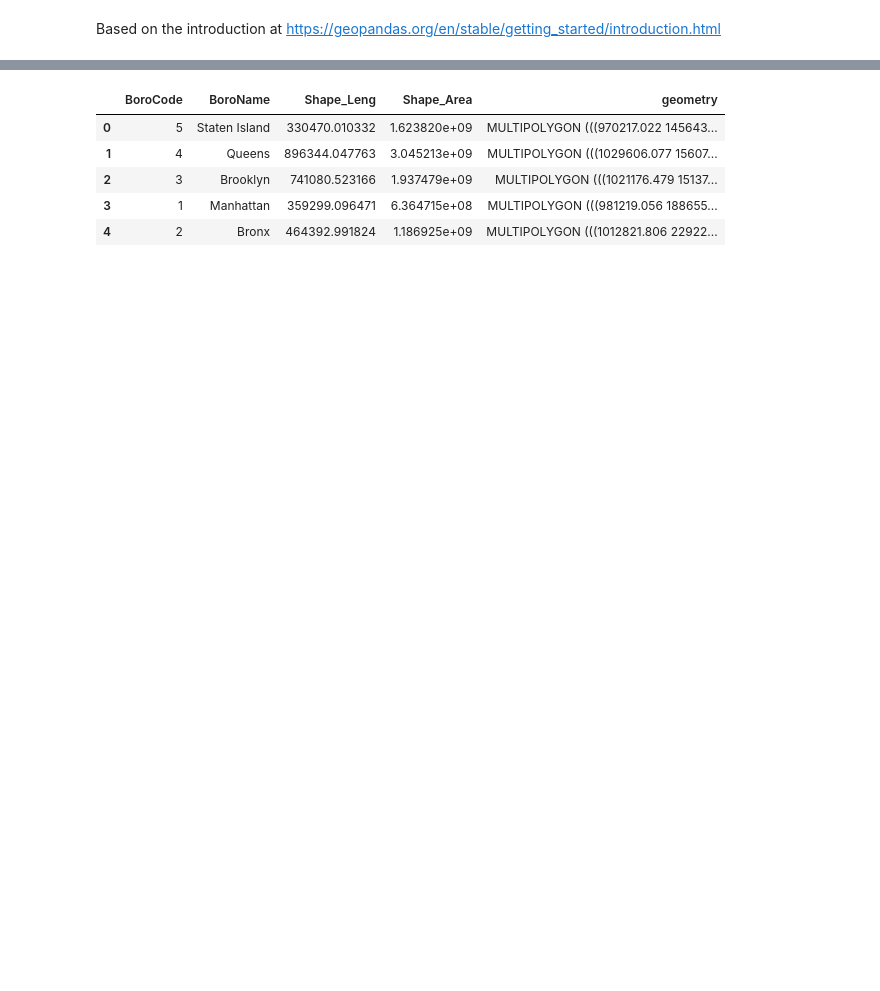
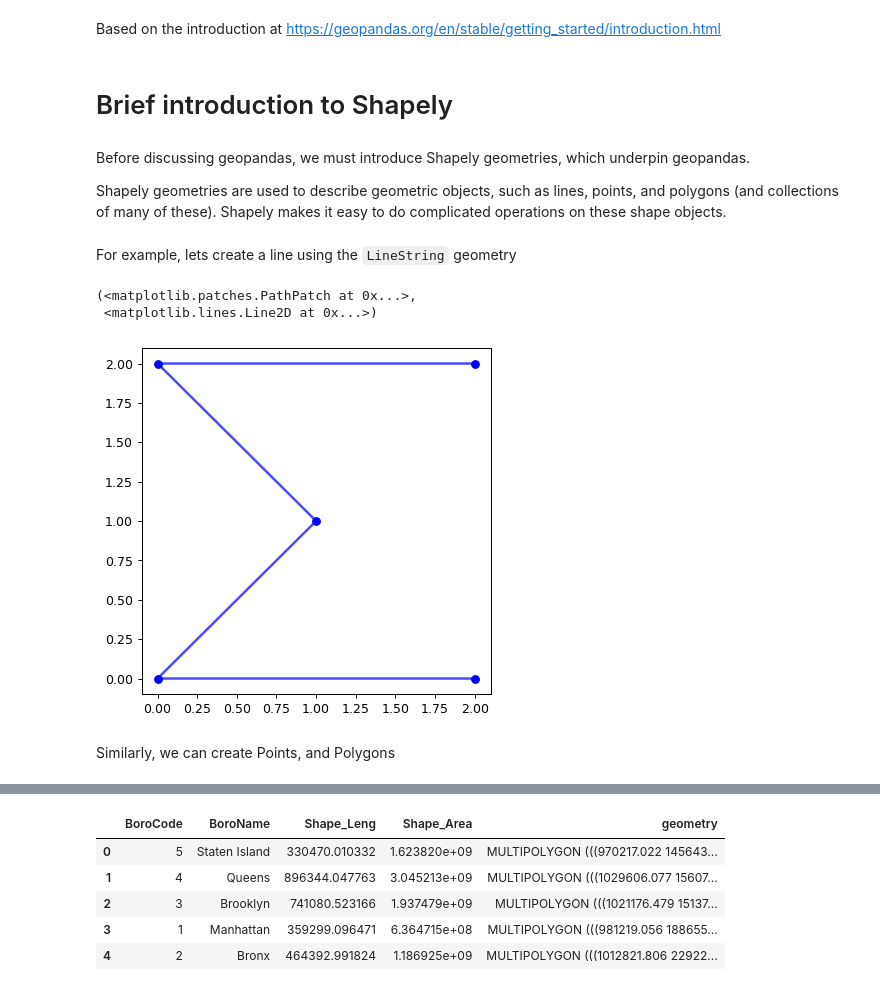
Before and after one commit to bobbyantonio/iecdt_environmental_data_analysis, a Jupyter notebook: course_notebooks/geopandas/geopandas.ipynb, the cells around one changed output, grey strips where cells are left out. Cells and saved outputs as stored; diff of their text form; code cells hidden in the pictures; blank space fills up the shorter version.

Commit message:
Improved pandas and geopandas noteooks

```diff
--- a/course_notebooks/geopandas/geopandas.ipynb
+++ b/course_notebooks/geopandas/geopandas.ipynb
@@ -2,0 +9,25 @@ Based on the introduction at https://geopandas.org/en/stable/getting_started/int
+# %% [markdown]
+# Brief introduction to Shapely
+# %% [markdown]
+Before discussing geopandas, we must introduce Shapely geometries, which underpin geopandas.
+
+Shapely geometries are used to describe geometric objects, such as lines, points, and polygons (and collections of many of these). Shapely makes it easy to do complicated operations on these shape objects.
+# %% [markdown]
+For example, lets create a line  using the `LineString` geometry
+# %%
+from shapely import LineString
+
+line = LineString([(2,0), (0, 0), (1, 1), (0,2), (2,2)])
+# %%
+from shapely.plotting import plot_line
+
+fig = plt.figure(1, figsize=(5,5), dpi=90)
+ax = fig.add_subplot(111)
+
+plot_line(line, ax=ax, add_points=True, color='b', alpha=0.7)
+# %% [output]
+(<matplotlib.patches.PathPatch at 0x...>,
+ <matplotlib.lines.Line2D at 0x...>)
+[figure, added]
+# %% [markdown]
+Similarly, we can create Points, and Polygons
```
Also changed, not shown: parts of 68 cells of this notebook, 1 other file.
